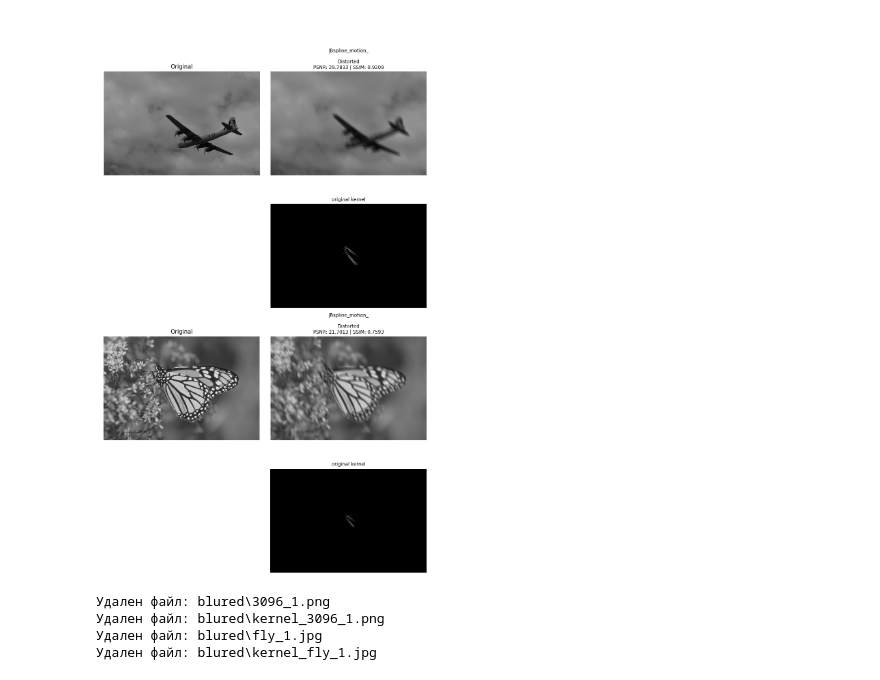
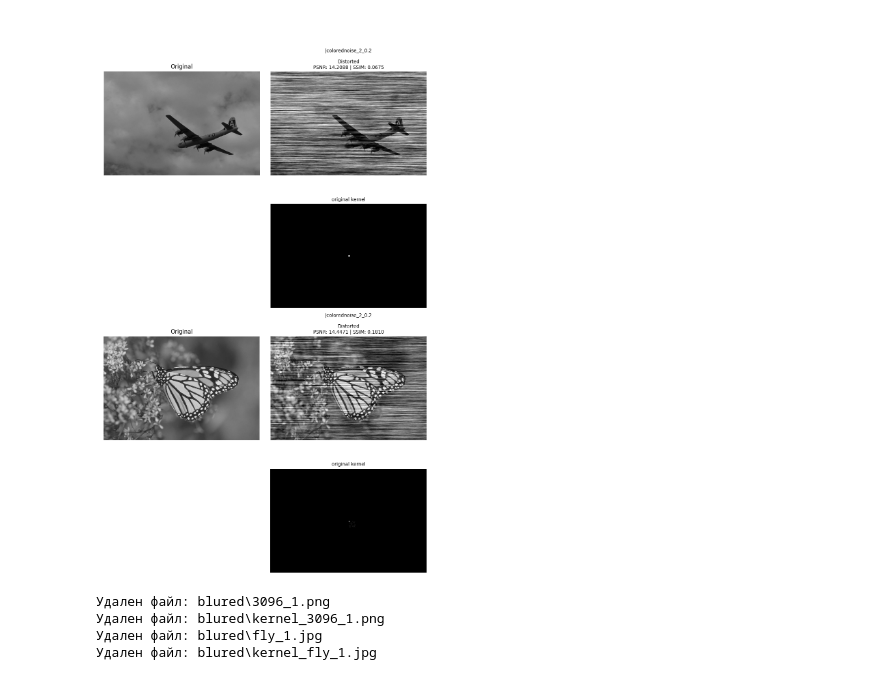
Before and after one commit to PavelYurov/blind_deconvolution, a Jupyter notebook: main_2.ipynb, the cells around one changed output. Saved outputs shown, nothing was run; the diff lists cells and outputs as text; code cells hidden in the pictures.

```diff
--- a/main_2.ipynb
+++ b/main_2.ipynb
@@ -30,11 +30,24 @@ intensity_points = np.column_stack([[0.0,0.1,0.2,0.3,0.4,0.5,0.6,0.7,0.8,0.9,1.0
 
 
 fl10 = BSpline_blur(shape_points=shape_points,intensity_points=intensity_points,shape_degree=2,intensity_degree=3,output_size=(15,15))
+# %%
+fl11 = OldPhotoNoise()
+fl12 = ColoredNoise(noise_level=0.2,beta=1)
+fl13 = ColoredNoise(noise_level=0.2,beta=2)
 # %%
-tmp.filter(fl10)
+# tmp.filter(fl10)
+# tmp.show(kernel_intencity_scale=10.0,kernel_size=0.25)
+
+# tmp.filter(fl11)
+# tmp.show(kernel_intencity_scale=10.0,kernel_size=0.25)
+
+# tmp.filter(fl12)
+# tmp.show(kernel_intencity_scale=10.0,kernel_size=0.25)
+
+tmp.filter(fl13)
 tmp.show(kernel_intencity_scale=10.0,kernel_size=0.25)
 # %% [output]
-[figure, old version]
+[figure, new version]
 # %%
 from algorithms.jtaoz_GKPILE_Deconvolution import JtaozGKPILEDeconvolution
 alg_JtaozGKPILEDeconvolution = JtaozGKPILEDeconvolution(kernel_size=31)
```
Also changed, not shown: parts of 10 cells of this notebook, 4 other files.
